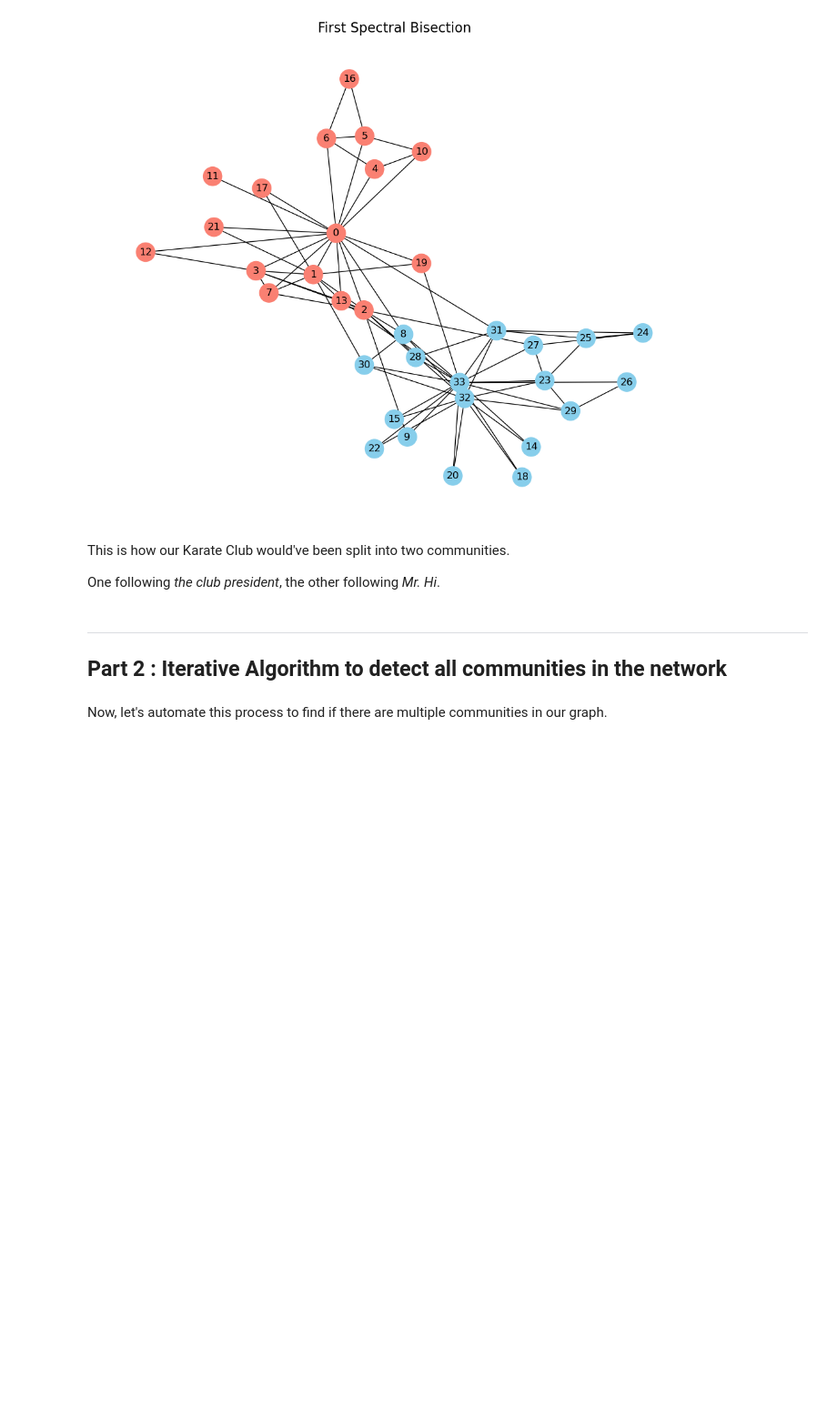
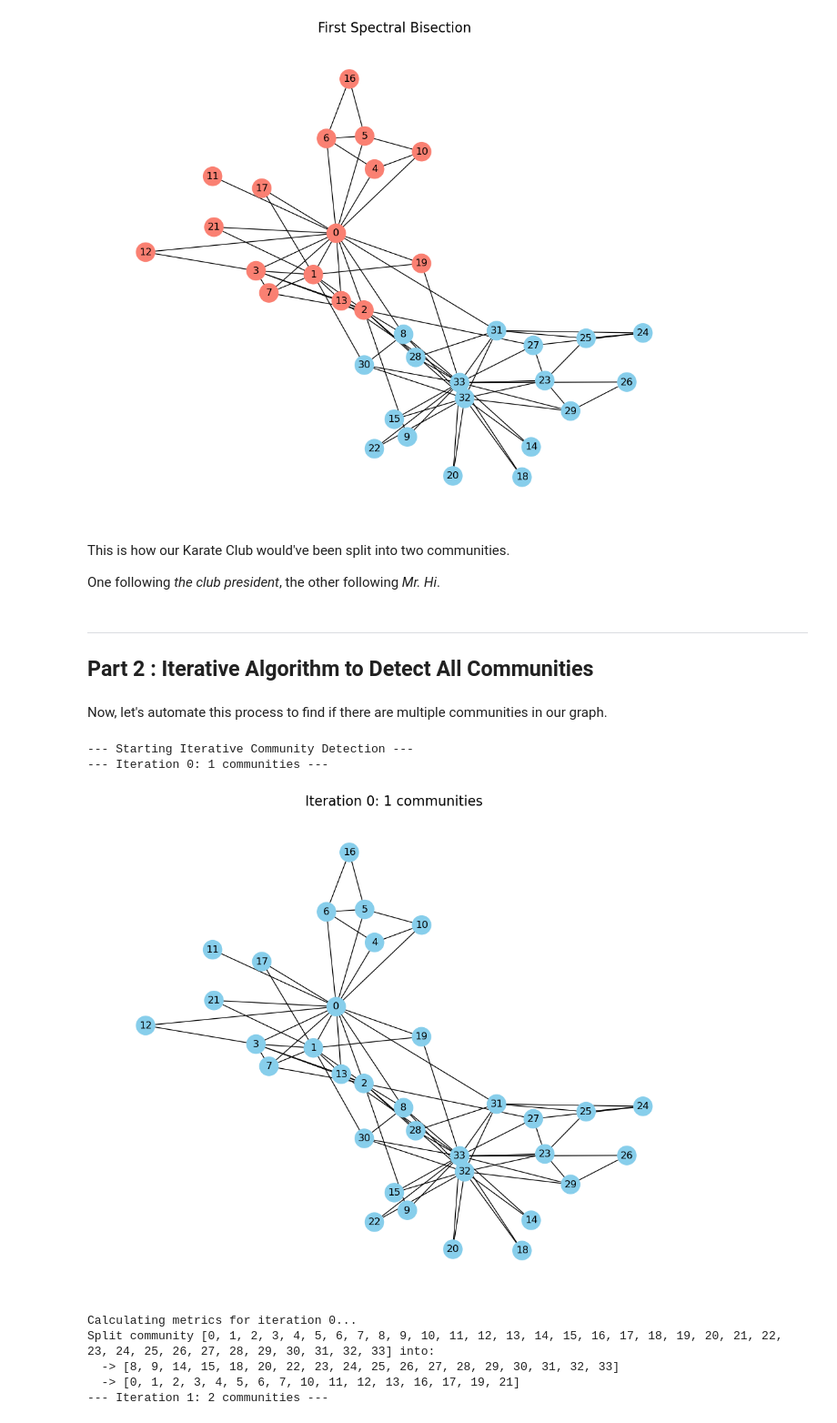
Before and after one commit to aditya8narvekar/Karate-Club-Assignment, a Jupyter notebook: karate-club-assignment.ipynb, the cells around one changed output. Shown at 91% size. Saved outputs shown, nothing was run; the diff lists cells and outputs as text; code cells hidden in the pictures; blank space fills up the shorter version.

```diff
--- a/karate-club-assignment.ipynb
+++ b/karate-club-assignment.ipynb
@@ -165,6 +166,6 @@ This is how our Karate Club would've been split into two communities.
 One following *the club president*, the other following *Mr. Hi*.
 # %% [markdown]
 ---
-## Part 2 : Iterative Algorithm to detect all communities in the network
+## Part 2 : Iterative Algorithm to Detect All Communities
 # %% [markdown]
 Now, let's automate this process to find if there are multiple communities in our graph.
@@ -170,0 +212,78 @@ Now, let's automate this process to find if there are multiple communities in ou
+# %%
+# 2. Main Analysis Loop
+
+# Initial setup
+communities = [list(G.nodes())] # Start with one community: the whole graph
+metrics_history = {}
+iteration = 0
+
+print("--- Starting Iterative Community Detection ---")
+
+while True:
+    # --- Task 2 & 3: Visualize and Record Metrics for the current state ---
+    title = f"Iteration {iteration}: {len(communities)} communities"
+    print(f"--- {title} ---")
+    visualise_communities(G, pos, communities, title)
+
+    print(f"Calculating metrics for iteration {iteration}...")
+    iter_metrics = {'degree': {}, 'betweenness': {}, 'closeness': {}, 'clustering': {}}
+    for community_nodes in communities:
+        subgraph = G.subgraph(community_nodes)
+        # Calculate metrics for nodes *within* their current subgraph
+        deg_cen = nx.degree_centrality(subgraph)
+        bet_cen = nx.betweenness_centrality(subgraph)
+        clo_cen = nx.closeness_centrality(subgraph)
+        clu_cen = nx.clustering(subgraph)
+        for node in community_nodes:
+            iter_metrics['degree'][node] = deg_cen.get(node, 0)
+            iter_metrics['betweenness'][node] = bet_cen.get(node, 0)
+            iter_metrics['closeness'][node] = clo_cen.get(node, 0)
+            iter_metrics['clustering'][node] = clu_cen.get(node, 0)
+    metrics_history[iteration] = iter_metrics
+
+    # --- Task 1: Find and perform the next split ---
+
+    # Find the largest community that is still splittable
+    community_to_split = None
+    split_result = None
+
+    # We sort the communities by size to try splitting the largest ones first
+    sorted_communities = sorted(communities, key=len, reverse=True)
+
+    for community in sorted_communities:
+        result = find_split(G, community, m)
+        if result is not None:
+            # We found a community we can split
+            community_to_split = community
+            split_result = result
+            break # Stop searching and perform the split
+
+    # --- Check if we should stop the loop ---
+    if community_to_split is None:
+        # If we went through all communities and none could be split, we're done.
+        print("\nNo more splittable communities found. Halting.")
+        break
+
+    # --- If we found a split, update the list of communities ---
+    new_comm1, new_comm2 = split_result
+    communities.remove(community_to_split)
+    communities.append(new_comm1)
+    communities.append(new_comm2)
+
+    print(f"Split community {community_to_split} into:\n  -> {new_comm1}\n  -> {new_comm2}")
+
+    iteration += 1
+
+# --- Final State ---
+print("\n--- Community Detection Finished ---")
+print(f"Final state: {len(communities)} communities found.")
+print(communities)
+# %% [output]
+--- Starting Iterative Community Detection ---
+--- Iteration 0: 1 communities ---
+[figure, added]
+Calculating metrics for iteration 0...
+Split community [0, 1, 2, 3, 4, 5, 6, 7, 8, 9, 10, 11, 12, 13, 14, 15, 16, 17, 18, 19, 20, 21, 22, 23, 24, 25, 26, 27, 28, 29, 30, 31, 32, 33] into:
+  -> [8, 9, 14, 15, 18, 20, 22, 23, 24, 25, 26, 27, 28, 29, 30, 31, 32, 33]
+  -> [0, 1, 2, 3, 4, 5, 6, 7, 10, 11, 12, 13, 16, 17, 19, 21]
+--- Iteration 1: 2 communities ---
```
Also changed, not shown: parts of 14 cells of this notebook.
